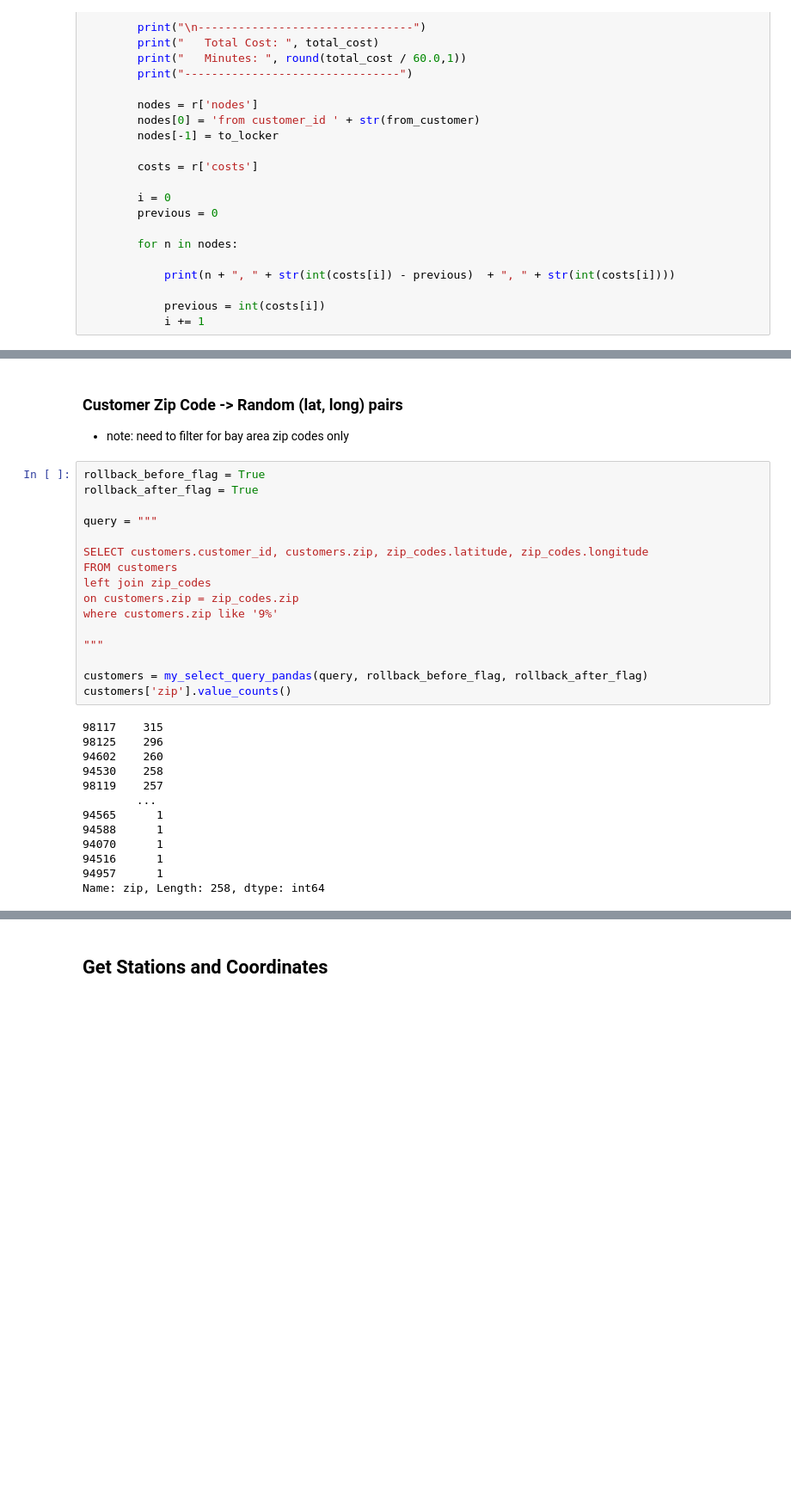
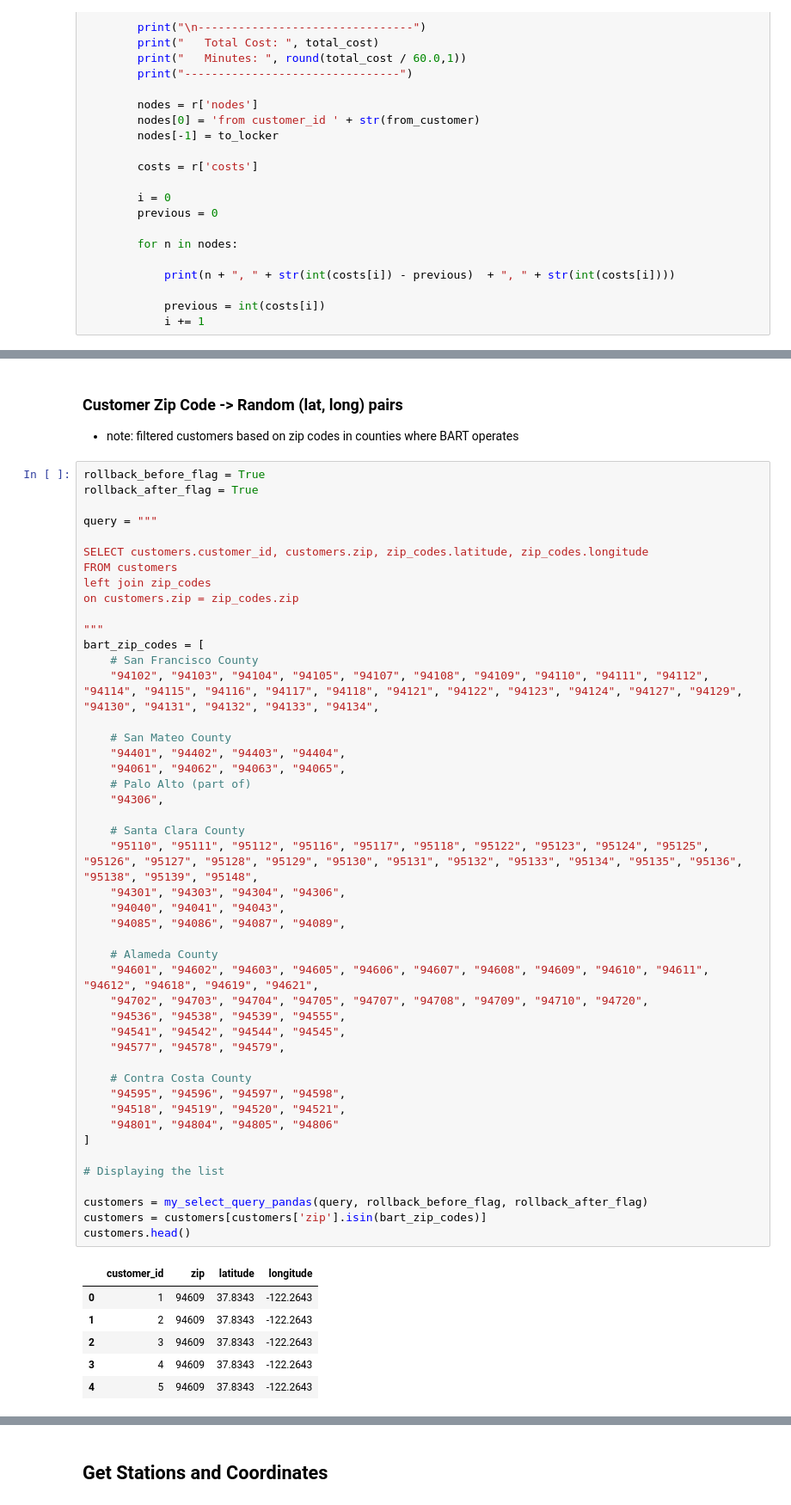
Before and after one commit to mids-w205/project-3-vinhqbui, a Jupyter notebook: code/Dijkstra.ipynb, the cells around one changed output, grey strips where cells are left out. Shown at 86% size. Saved outputs shown, nothing was run; the diff lists cells and outputs as text; blank space fills up the shorter version.

```diff
--- a/code/A*.ipynb
+++ b/code/Dijkstra.ipynb
@@ -386,32 +386,56 @@ def my_neo4j_shortest_path_to_locker(from_customer, to_locker):
 # %% [markdown]
 ### Customer Zip Code -> Random (lat, long) pairs
-- note: need to filter for bay area zip codes only
+- note: filtered customers based on zip codes in counties where BART operates
 # %%
 rollback_before_flag = True
 rollback_after_flag = True
 
 query = """
 
 SELECT customers.customer_id, customers.zip, zip_codes.latitude, zip_codes.longitude
 FROM customers
 left join zip_codes
 on customers.zip = zip_codes.zip
-where customers.zip like '9%'
 
 """
+bart_zip_codes = [
+    # San Francisco County
+    "94102", "94103", "94104", "94105", "94107", "94108", "94109", "94110", "94111", "94112", "94114", "94115", "94116", "94117", "94118", "94121", "94122", "94123", "94124", "94127", "94129", "94130", "94131", "94132", "94133", "94134",
+
+    # San Mateo County
+    "94401", "94402", "94403", "94404",
+    "94061", "94062", "94063", "94065",
+    # Palo Alto (part of)
+    "94306",
+
+    # Santa Clara County
+    "95110", "95111", "95112", "95116", "95117", "95118", "95122", "95123", "95124", "95125", "95126", "95127", "95128", "95129", "95130", "95131", "95132", "95133", "95134", "95135", "95136", "95138", "95139", "95148",
+    "94301", "94303", "94304", "94306",
+    "94040", "94041", "94043",
+    "94085", "94086", "94087", "94089",
+
+    # Alameda County
+    "94601", "94602", "94603", "94605", "94606", "94607", "94608", "94609", "94610", "94611", "94612", "94618", "94619", "94621",
+    "94702", "94703", "94704", "94705", "94707", "94708", "94709", "94710", "94720",
+    "94536", "94538", "94539", "94555",
+    "94541", "94542", "94544", "94545",
+    "94577", "94578", "94579",
+
+    # Contra Costa County
+    "94595", "94596", "94597", "94598",
+    "94518", "94519", "94520", "94521",
+    "94801", "94804", "94805", "94806"
+]
+
+# Displaying the list
 
 customers = my_select_query_pandas(query, rollback_before_flag, rollback_after_flag)
-customers['zip'].value_counts()
+customers = customers[customers['zip'].isin(bart_zip_codes)]
+customers.head()
 # %% [output]
-98117    315
-98125    296
-94602    260
-94530    258
-98119    257
-        ...
-94565      1
-94588      1
-94070      1
-94516      1
-94957      1
-Name: zip, Length: 258, dtype: int64
+|  | customer_id | zip | latitude | longitude |
+| 0 | 1 | 94609 | 37.8343 | -122.2643 |
+| 1 | 2 | 94609 | 37.8343 | -122.2643 |
+| 2 | 3 | 94609 | 37.8343 | -122.2643 |
+| 3 | 4 | 94609 | 37.8343 | -122.2643 |
+| 4 | 5 | 94609 | 37.8343 | -122.2643 |
```
Also changed, not shown: parts of 21 cells of this notebook, 1 other file.
